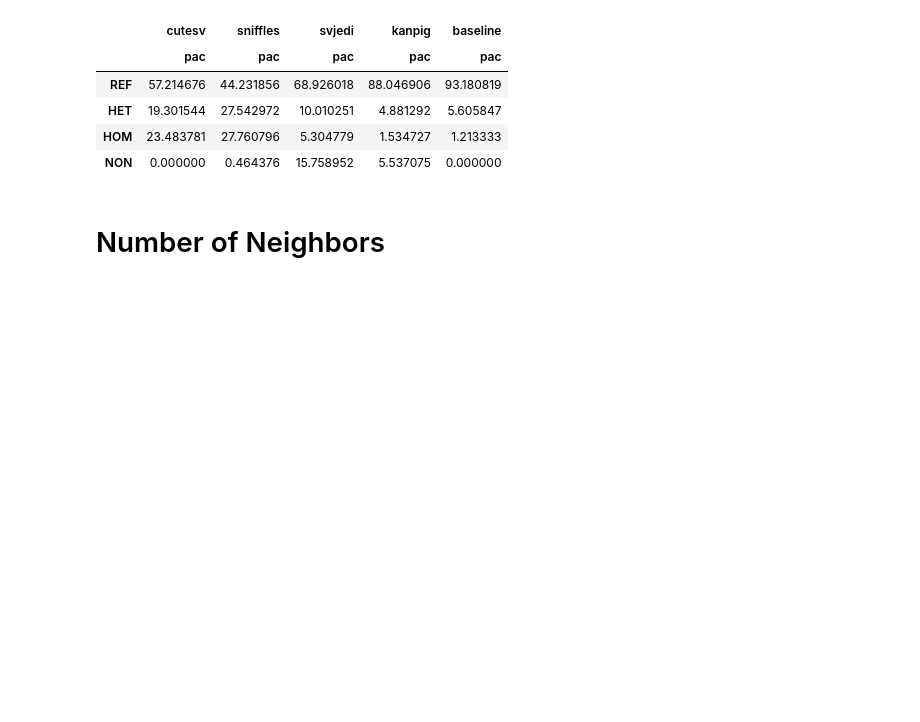
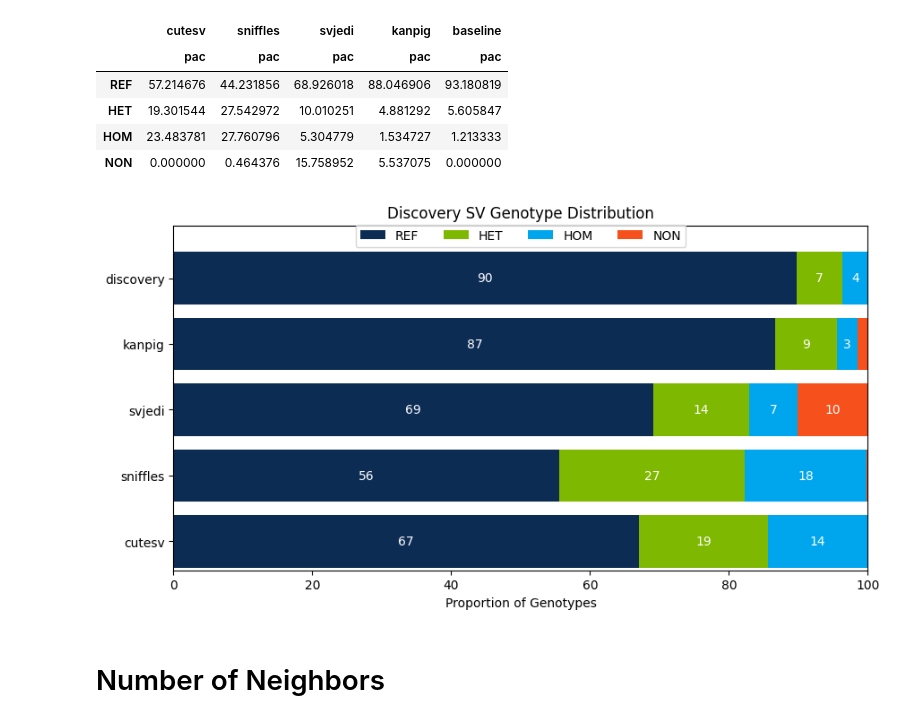
Before and after one commit to fabio-cunial/kanpig_experiments, a Jupyter notebook: manuscript/analysis/TM_Analysis.ipynb, the cells around one changed output. Cells and saved outputs as stored; diff of their text form; code cells hidden in the pictures; blank space fills up the shorter version.

```diff
--- a/manuscript/analysis/TM_Analysis.ipynb
+++ b/manuscript/analysis/TM_Analysis.ipynb
@@ -151,3 +218,66 @@ pd.DataFrame(normalized_data)
+# %%
+tests = ['cutesv', 'sniffles', 'svjedi', 'kanpig', 'discovery']
+
+m_data = OrderedDict()
+
+# Bottom up order
+view = gt_data[(gt_data['coverage'] == '32x')
+               & (gt_data['technology'] == 'pac')
+              & (gt_data['experiment'].isin(['dm']))]
+for i in tests:
+    m_data[(i, 'pac')] = view[view['program'] == i][['REF', 'HET', 'HOM', 'NON']].sum()
+
+m_data[('discovery', 'pac')] = mean
+#data[('exbaseline', '')] = [17937331 , 1079127, 233567, 0]
+
+# Normalize the data by percentages for each test and observation
+normalized_data = OrderedDict()
+y_labels = []
+y_super = []
+for key, counts in m_data.items():
+    total = np.sum(counts)
+    normalized_data[key] = (counts / total) * 100
+
+    y_labels.append(key[0])
+    if key[1] not in y_super:
+        y_super.append(key[1])
+
+# Plotting
+fig, ax = plt.subplots(figsize=(10, 5))
+bar_width = .6
+y_positions = []
+
+# Define colors for each category
+colors = ['#0D2C54', '#7FB800', '#00A6ED', '#F6511D']
+categories = ['REF', 'HET', 'HOM', 'NON']
+
+# Plot each test and observation
+y_pos = -.75
+for i, ((test, observation), counts) in enumerate(normalized_data.items()):
+    y_pos += .75
+    y_positions.append(y_pos)
+    left = 0
+    for j, (count, color, category) in enumerate(zip(counts, colors, categories)):
+        ax.barh(y_pos, count, left=left, color=color, height=bar_width, label=category if y_pos == 0 else "")
+        if count > 1.5:  # Only add text if the percentage is greater than 5
+            ax.text(left + count / 2, y_pos, f'{count:.0f}', va='center', ha='center', color='white')
+        left += count
+
+# Adding labels and title
+ax.set_yticks(y_positions)
+ax.set_yticklabels(y_labels)
+ax.set_ylim((-.33, max(y_positions) + .6))
+ax.set_xlabel('Proportion of Genotypes')
+ax.set_title('Discovery SV Genotype Distribution')
+
+# Adjusting the legend
+handles, labels = ax.get_legend_handles_labels()
+ax.legend(handles[:len(categories)], labels[:len(categories)],
+          loc="upper center", bbox_to_anchor=(0.5, 1.021), ncol=len(categories))
+#sb.despine(fig)
+plt.show()
+# %% [output]
+[figure, added]
 # %% [markdown]
 # Number of Neighbors
 # %%
```
Also changed, not shown: parts of 16 cells of this notebook, 2 other files.
